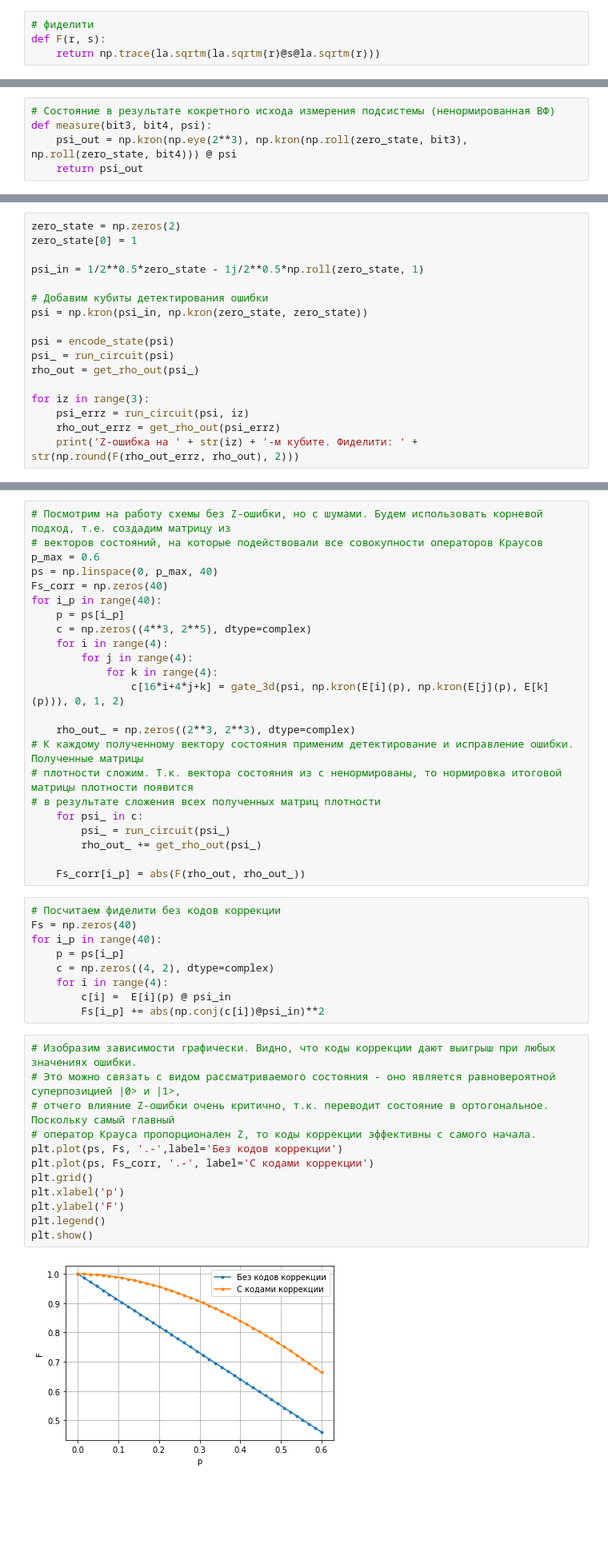
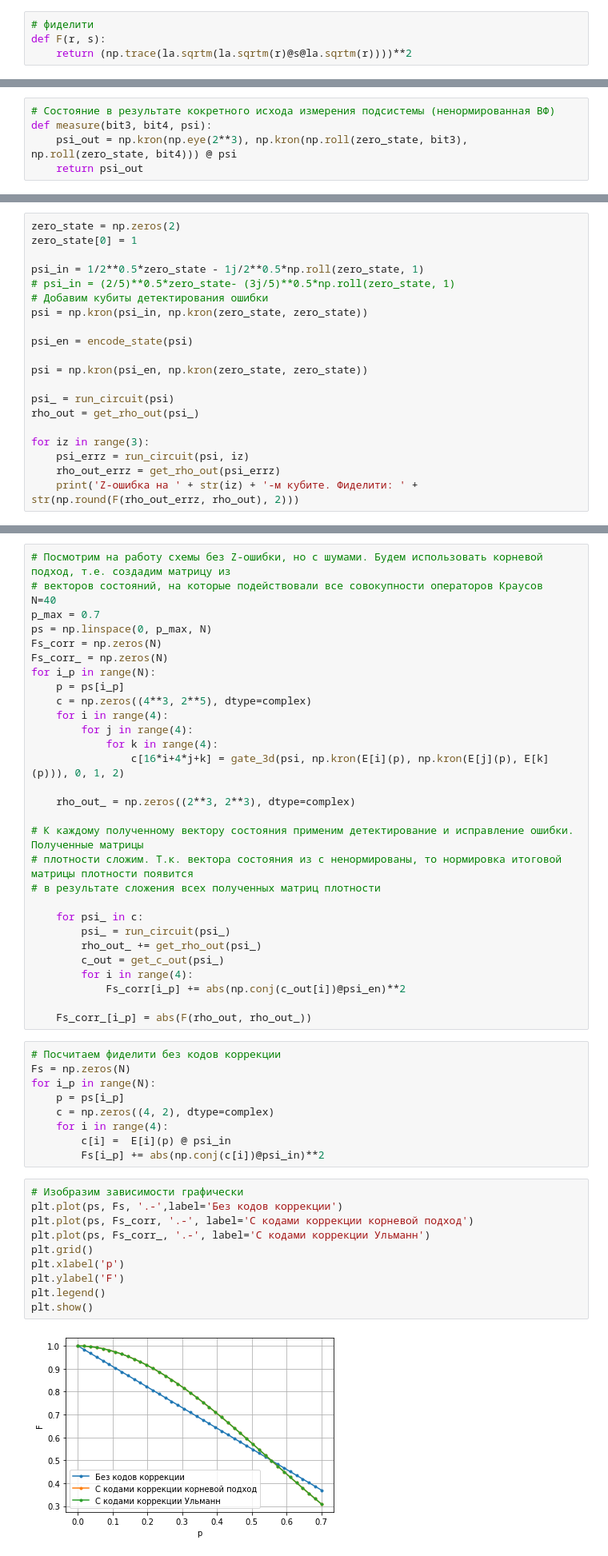
Before and after one commit to sushchev/qlab6, a Jupyter notebook: 6. Error correction.ipynb, the cells around one changed output, grey strips where cells are left out. Shown: that part at 80% size. Cells and saved outputs as stored; diff of their text form; blank space fills up the shorter version.

```diff
--- a/6. Error correction.ipynb
+++ b/6. Error correction.ipynb
@@ -44,7 +49,7 @@ E = [E0, E1, E2, E3]
 # %%
 # фиделити
 def F(r, s):
-    return np.trace(la.sqrtm(la.sqrtm(r)@s@la.sqrtm(r)))
+    return (np.trace(la.sqrtm(la.sqrtm(r)@s@la.sqrtm(r))))**2
 # %%
 # 1-кубитное преобразование
 def gate_1d(state, U1, k):
@@ -138,11 +152,14 @@ zero_state = np.zeros(2)
 zero_state[0] = 1
 
 psi_in = 1/2**0.5*zero_state - 1j/2**0.5*np.roll(zero_state, 1)
-
+# psi_in = (2/5)**0.5*zero_state- (3j/5)**0.5*np.roll(zero_state, 1)
 # Добавим кубиты детектирования ошибки
 psi = np.kron(psi_in, np.kron(zero_state, zero_state))
 
-psi = encode_state(psi)
+psi_en = encode_state(psi)
+
+psi = np.kron(psi_en, np.kron(zero_state, zero_state))
+
 psi_ = run_circuit(psi)
 rho_out = get_rho_out(psi_)
 
@@ -157,10 +174,12 @@ Z-ошибка на 2-м кубите. Фиделити: (1+0j)
 # %%
 # Посмотрим на работу схемы без Z-ошибки, но с шумами. Будем использовать корневой подход, т.е. создадим матрицу из
 # векторов состояний, на которые подействовали все совокупности операторов Краусов
-p_max = 0.6
-ps = np.linspace(0, p_max, 40)
-Fs_corr = np.zeros(40)
-for i_p in range(40):
+N=40
+p_max = 0.7
+ps = np.linspace(0, p_max, N)
+Fs_corr = np.zeros(N)
+Fs_corr_ = np.zeros(N)
+for i_p in range(N):
     p = ps[i_p]
     c = np.zeros((4**3, 2**5), dtype=complex)
     for i in range(4):
@@ -169,34 +188,37 @@ for i_p in range(40):
                 c[16*i+4*j+k] = gate_3d(psi, np.kron(E[i](p), np.kron(E[j](p), E[k](p))), 0, 1, 2)
 
     rho_out_ = np.zeros((2**3, 2**3), dtype=complex)
+
 # К каждому полученному вектору состояния применим детектирование и исправление ошибки. Полученные матрицы
 # плотности сложим. Т.к. вектора состояния из c ненормированы, то нормировка итоговой матрицы плотности появится
 # в результате сложения всех полученных матриц плотности
+
     for psi_ in c:
         psi_ = run_circuit(psi_)
         rho_out_ += get_rho_out(psi_)
+        c_out = get_c_out(psi_)
+        for i in range(4):
+            Fs_corr[i_p] += abs(np.conj(c_out[i])@psi_en)**2
 
-    Fs_corr[i_p] = abs(F(rho_out, rho_out_))
+    Fs_corr_[i_p] = abs(F(rho_out, rho_out_))
 # %%
 # Посчитаем фиделити без кодов коррекции
-Fs = np.zeros(40)
-for i_p in range(40):
+Fs = np.zeros(N)
+for i_p in range(N):
     p = ps[i_p]
     c = np.zeros((4, 2), dtype=complex)
     for i in range(4):
         c[i] =  E[i](p) @ psi_in
         Fs[i_p] += abs(np.conj(c[i])@psi_in)**2
 # %%
-# Изобразим зависимости графически. Видно, что коды коррекции дают выигрыш при любых значениях ошибки.
-# Это можно связать с видом рассматриваемого состояния - оно является равновероятной суперпозицией |0> и |1>,
-# отчего влияние Z-ошибки очень критично, т.к. переводит состояние в ортогональное. Поскольку самый главный
-# оператор Крауса пропорционален Z, то коды коррекции эффективны с самого начала.
+# Изобразим зависимости графически
 plt.plot(ps, Fs, '.-',label='Без кодов коррекции')
-plt.plot(ps, Fs_corr, '.-', label='С кодами коррекции')
+plt.plot(ps, Fs_corr, '.-', label='С кодами коррекции корневой подход')
+plt.plot(ps, Fs_corr_, '.-', label='С кодами коррекции Ульманн')
 plt.grid()
 plt.xlabel('p')
 plt.ylabel('F')
 plt.legend()
 plt.show()
 # %% [output]
-[figure, old version]
+[figure, new version]
```
Also changed, not shown: parts of 4 cells of this notebook.
